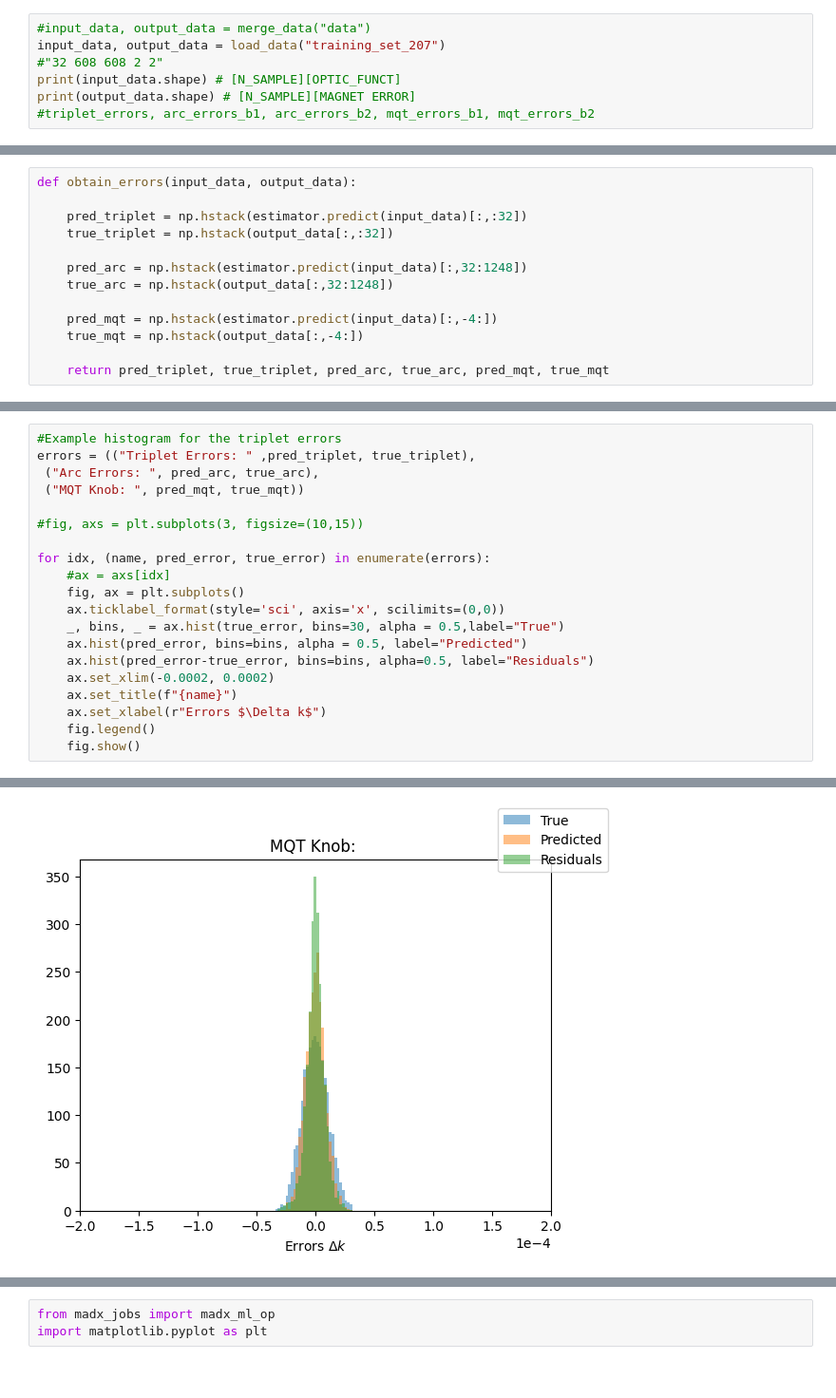
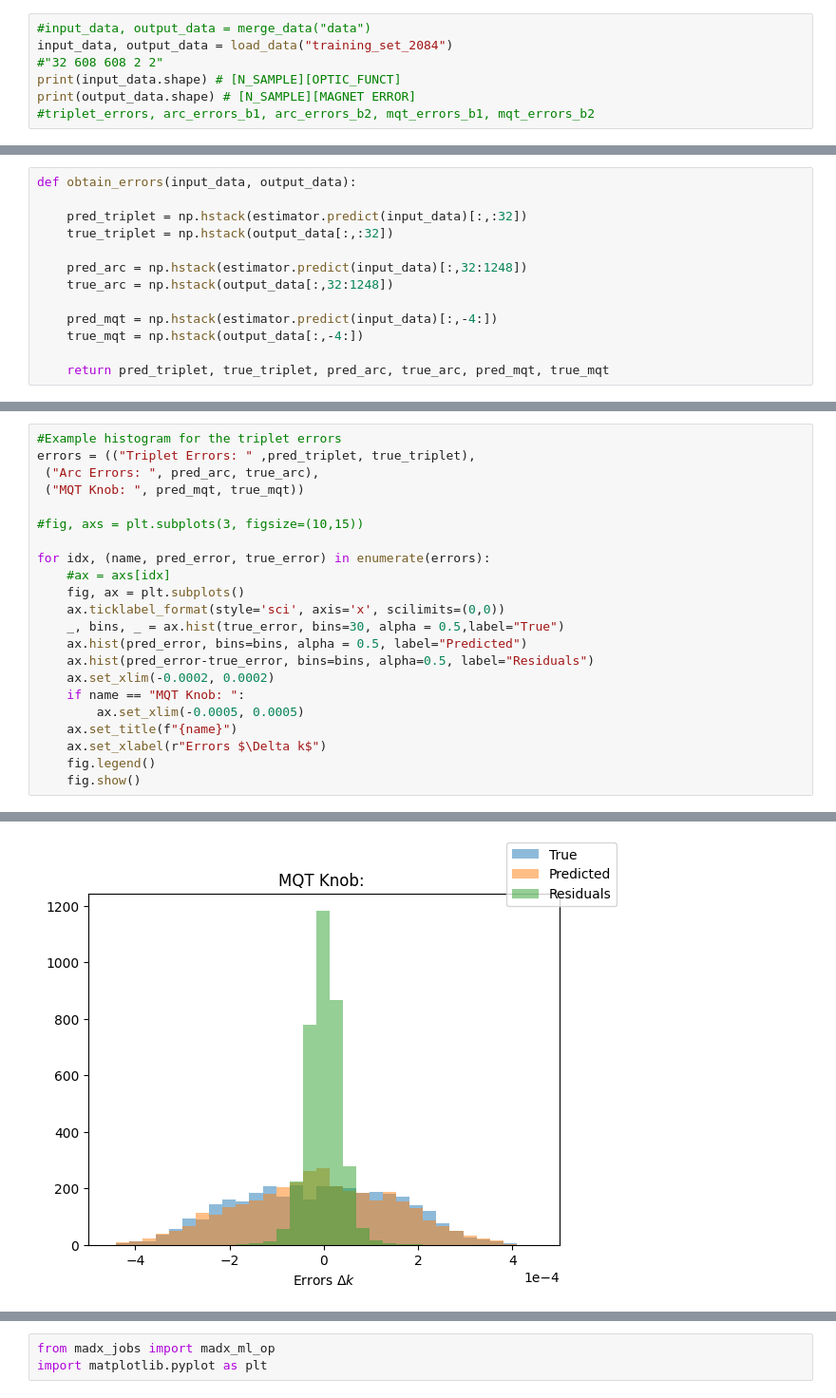
Before and after one commit to alejandroborj/ML-Optic-Correction, a Jupyter notebook: src/generate_data/test_ml.ipynb, the cells around one changed output, grey strips where cells are left out. Shown at 95% size. Saved outputs shown, nothing was run; the diff lists cells and outputs as text.

Commit message:
Testing and plotting simulation results

```diff
--- a/src/generate_data/test_ml.ipynb
+++ b/src/generate_data/test_ml.ipynb
@@ -33,6 +21,6 @@ NameError: name 'joblib' is not defined
 # %%
 #input_data, output_data = merge_data("data")
-input_data, output_data = load_data("training_set_207")
+input_data, output_data = load_data("training_set_2084")
 #"32 608 608 2 2"
 print(input_data.shape) # [N_SAMPLE][OPTIC_FUNCT]
 print(output_data.shape) # [N_SAMPLE][MAGNET ERROR]
@@ -86,6 +58,8 @@ for idx, (name, pred_error, true_error) in enumerate(errors):
     ax.hist(pred_error, bins=bins, alpha = 0.5, label="Predicted")
     ax.hist(pred_error-true_error, bins=bins, alpha=0.5, label="Residuals")
     ax.set_xlim(-0.0002, 0.0002)
+    if name == "MQT Knob: ":
+        ax.set_xlim(-0.0005, 0.0005)
     ax.set_title(f"{name}")
     ax.set_xlabel(r"Errors $\Delta k$")
     fig.legend()
@@ -96,4 +70,4 @@ for idx, (name, pred_error, true_error) in enumerate(errors):
-[figure, old version]
+[figure, new version]
 # %%
 #PCA visualization of the simulated magnet errors and reconstruction,
 # for an unbiased regression a similar distribution is expected, for an
```
Also changed, not shown: parts of 9 cells of this notebook, 16 other files.
